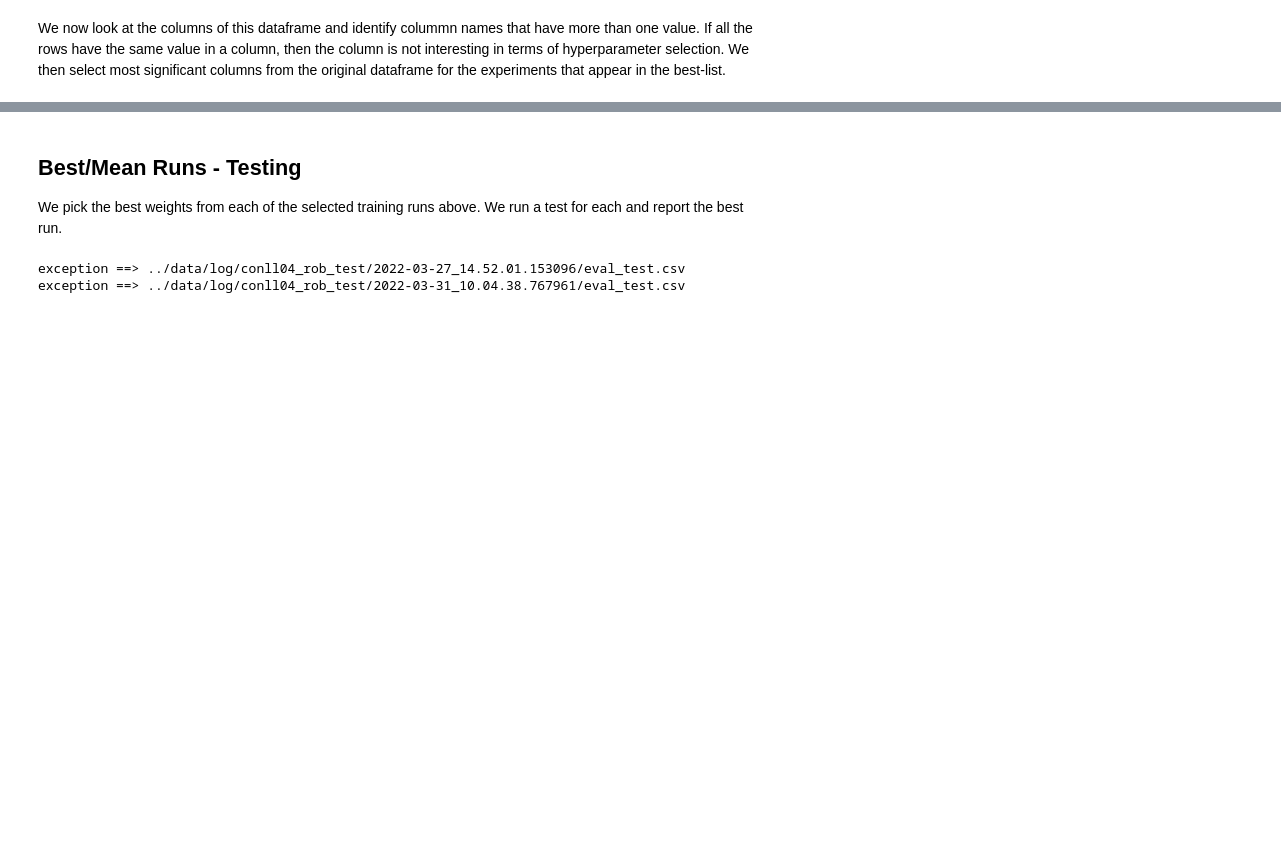
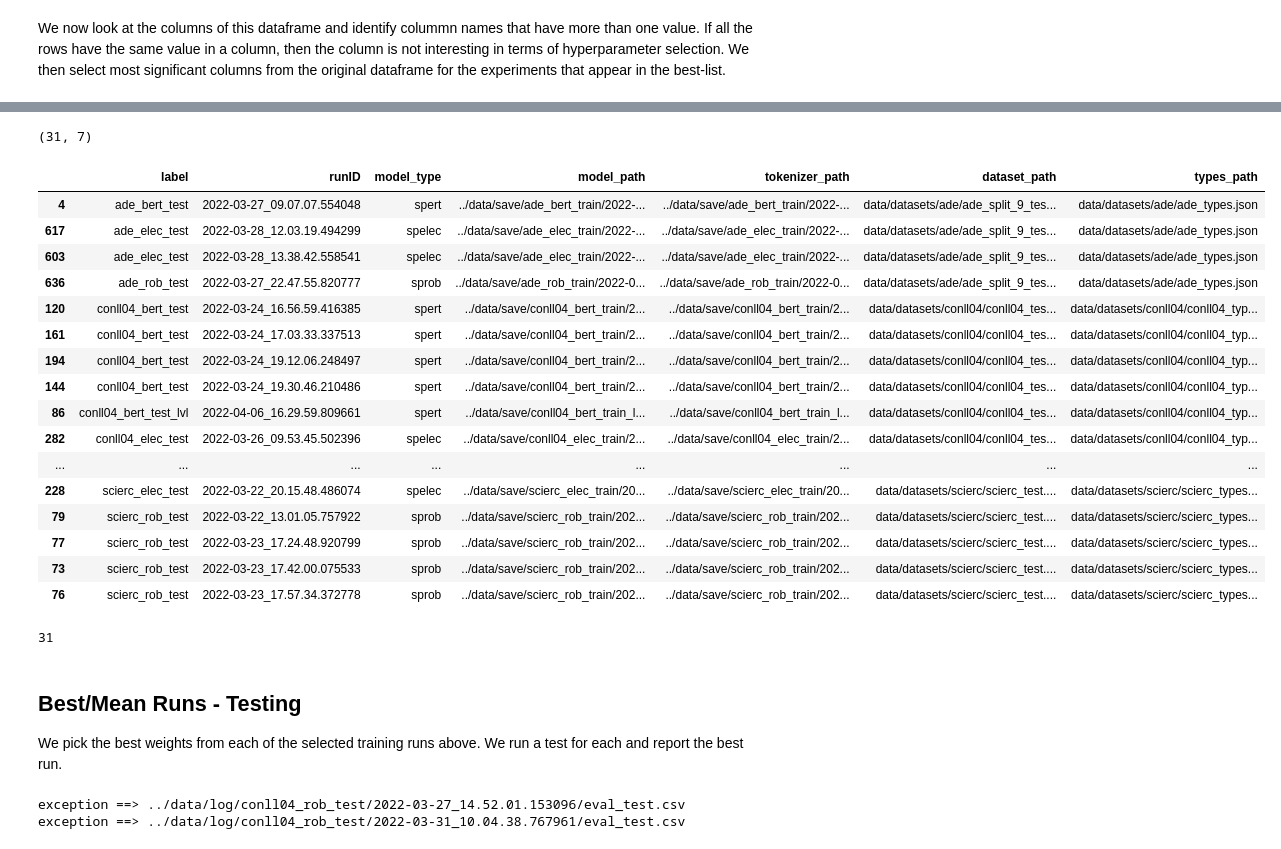
Before and after one commit to kamfonas/Poking_At_SpERT, a Jupyter notebook: notebooks/hyperparm_selection.ipynb, the cells around one changed output, grey strips where cells are left out. Saved outputs shown, nothing was run; the diff lists cells and outputs as text; code cells hidden in the pictures; blank space fills up the shorter version.

Commit message:
configuration updates

```diff
--- a/notebooks/hyperparm_selection.ipynb
+++ b/notebooks/hyperparm_selection.ipynb
@@ -306,3 +306,80 @@ df.sort_values(['label','runID'])
 | 77 | scierc_rob_train | 2022-03-23_17.24.48.920799 | 67.421825 | 45.794171 | 33.401826 | 68.536585 | 48.081264 | ... |
 | 73 | scierc_rob_train | 2022-03-23_17.42.00.075533 | 68.228957 | 43.401293 | 31.771205 | 69.407497 | 45.875706 | ... |
 | 76 | scierc_rob_train | 2022-03-23_17.57.34.372778 | 67.840609 | 35.739662 | 26.703321 | 69.486405 | 39.402428 | ... |
+# %%
+def model_type(label=None):
+    if '_rob_' in label:
+        return 'sprob'
+    if '_bert_' in label:
+        return 'spert'
+    if  '_elec' in label:
+        return 'spelec'
+    if  '_long' in label:
+        return 'splong'
+    return 'invalidModel'
+
+def dataset_path(label=None):
+    if 'conll04' in label:
+        return 'data/datasets/conll04/conll04_test.json'
+    if 'ade_' in label:
+        return 'data/datasets/ade/ade_split_9_test.json'
+    if  'docRed' in label:
+        return 'data/datasets/docRED/docRed_test.json'
+    if  'scierc' in label:
+        return 'data/datasets/scierc/scierc_test.json'
+    return 'invalidLabel'
+
+def types_path(label=None):
+    if 'conll04' in label:
+        return 'data/datasets/conll04/conll04_types.json'
+    if 'ade_' in label:
+        return 'data/datasets/ade/ade_types.json'
+    if  'docRed' in label:
+        return 'data/datasets/docRED/docRed_types.json'
+    if  'scierc' in label:
+        return 'data/datasets/scierc/scierc_types.json'
+    return 'invalidLabel'
+
+
+df = argDF.iloc[list(set(best.index))][['label','runID']]
+df['label'] = [lbl.replace('_train','_test') for lbl in df.label]
+df['model_type'] = [model_type(lbl) for lbl in df.label]
+df['model_path'] =  df['tokenizer_path'] =  [saveRunPaths[id].joinpath('final_model') for id in df.runID]
+df['dataset_path'] =   [dataset_path(lbl) for lbl in df.label]
+df['types_path']   =   [types_path(lbl) for lbl in df.label]
+print(df.shape)
+df.sort_values(['label','runID'])
+# %% [output]
+(31, 7)
+|  | label | runID | model_type | model_path | tokenizer_path | dataset_path | types_path |
+| 4 | ade_bert_test | 2022-03-27_09.07.07.554048 | spert | ../data/save/ade_bert_train/2022-... | ../data/save/ade_bert_train/2022-... | data/datasets/ade/ade_split_9_tes... | data/datasets/ade/ade_types.json |
+| 617 | ade_elec_test | 2022-03-28_12.03.19.494299 | spelec | ../data/save/ade_elec_train/2022-... | ../data/save/ade_elec_train/2022-... | data/datasets/ade/ade_split_9_tes... | data/datasets/ade/ade_types.json |
+| 603 | ade_elec_test | 2022-03-28_13.38.42.558541 | spelec | ../data/save/ade_elec_train/2022-... | ../data/save/ade_elec_train/2022-... | data/datasets/ade/ade_split_9_tes... | data/datasets/ade/ade_types.json |
+| 636 | ade_rob_test | 2022-03-27_22.47.55.820777 | sprob | ../data/save/ade_rob_train/2022-0... | ../data/save/ade_rob_train/2022-0... | data/datasets/ade/ade_split_9_tes... | data/datasets/ade/ade_types.json |
+| 120 | conll04_bert_test | 2022-03-24_16.56.59.416385 | spert | ../data/save/conll04_bert_train/2... | ../data/save/conll04_bert_train/2... | data/datasets/conll04/conll04_tes... | data/datasets/conll04/conll04_typ... |
+| 161 | conll04_bert_test | 2022-03-24_17.03.33.337513 | spert | ../data/save/conll04_bert_train/2... | ../data/save/conll04_bert_train/2... | data/datasets/conll04/conll04_tes... | data/datasets/conll04/conll04_typ... |
+| 194 | conll04_bert_test | 2022-03-24_19.12.06.248497 | spert | ../data/save/conll04_bert_train/2... | ../data/save/conll04_bert_train/2... | data/datasets/conll04/conll04_tes... | data/datasets/conll04/conll04_typ... |
+| 144 | conll04_bert_test | 2022-03-24_19.30.46.210486 | spert | ../data/save/conll04_bert_train/2... | ../data/save/conll04_bert_train/2... | data/datasets/conll04/conll04_tes... | data/datasets/conll04/conll04_typ... |
+| 86 | conll04_bert_test_lvl | 2022-04-06_16.29.59.809661 | spert | ../data/save/conll04_bert_train_l... | ../data/save/conll04_bert_train_l... | data/datasets/conll04/conll04_tes... | data/datasets/conll04/conll04_typ... |
+| 282 | conll04_elec_test | 2022-03-26_09.53.45.502396 | spelec | ../data/save/conll04_elec_train/2... | ../data/save/conll04_elec_train/2... | data/datasets/conll04/conll04_tes... | data/datasets/conll04/conll04_typ... |
+| ... | ... | ... | ... | ... | ... | ... | ... |
+| 228 | scierc_elec_test | 2022-03-22_20.15.48.486074 | spelec | ../data/save/scierc_elec_train/20... | ../data/save/scierc_elec_train/20... | data/datasets/scierc/scierc_test.... | data/datasets/scierc/scierc_types... |
+| 79 | scierc_rob_test | 2022-03-22_13.01.05.757922 | sprob | ../data/save/scierc_rob_train/202... | ../data/save/scierc_rob_train/202... | data/datasets/scierc/scierc_test.... | data/datasets/scierc/scierc_types... |
+| 77 | scierc_rob_test | 2022-03-23_17.24.48.920799 | sprob | ../data/save/scierc_rob_train/202... | ../data/save/scierc_rob_train/202... | data/datasets/scierc/scierc_test.... | data/datasets/scierc/scierc_types... |
+| 73 | scierc_rob_test | 2022-03-23_17.42.00.075533 | sprob | ../data/save/scierc_rob_train/202... | ../data/save/scierc_rob_train/202... | data/datasets/scierc/scierc_test.... | data/datasets/scierc/scierc_types... |
+| 76 | scierc_rob_test | 2022-03-23_17.57.34.372778 | sprob | ../data/save/scierc_rob_train/202... | ../data/save/scierc_rob_train/202... | data/datasets/scierc/scierc_test.... | data/datasets/scierc/scierc_types... |
+# %%
+cmds = []
+for i,(label,_, model_type,model_path, tokenizer_path, dataset_path, types_path)in df.iterrows():
+    cmd = 'python spert.py eval --config configs/eval_generic.conf '
+    cmd += ' --label %s'% label #label
+    cmd += ' --model_type %s'% str(model_type)
+    cmd += ' --model_path %s'% str(model_path)[1:]
+    cmd += ' --tokenizer_path %s'% str(tokenizer_path)[1:]
+    cmd += ' --dataset_path %s'% dataset_path
+    cmd += ' --types_path %s'% types_path
+    cmds.append(cmd)
+
+len(cmds)
+# %% [output]
+31
```
Also changed, not shown: parts of 48 cells of this notebook, 41 other files.
